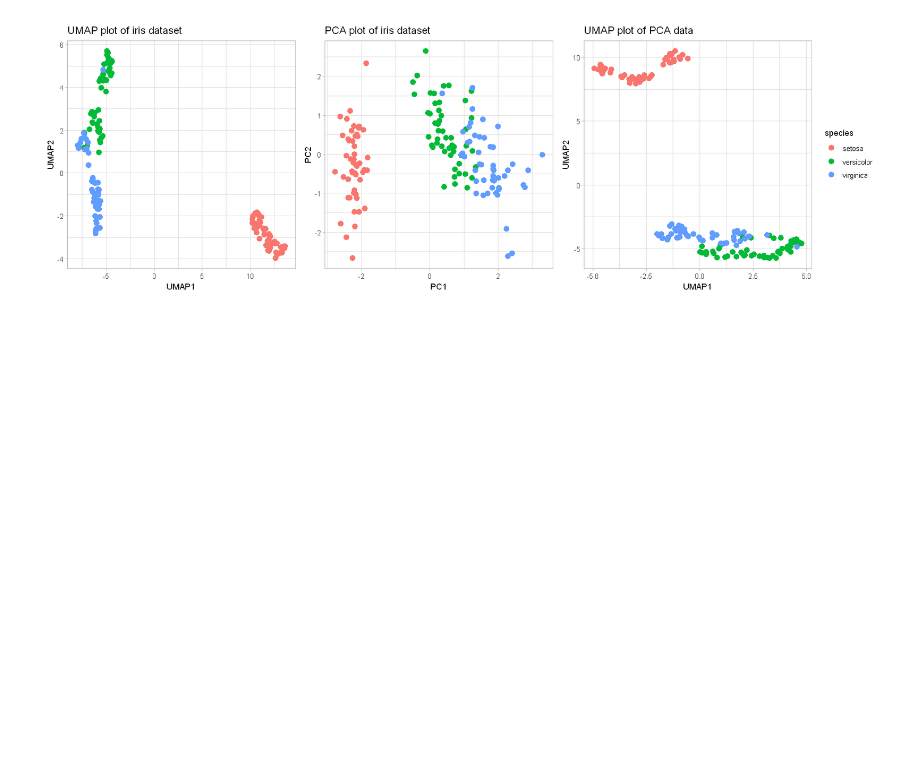
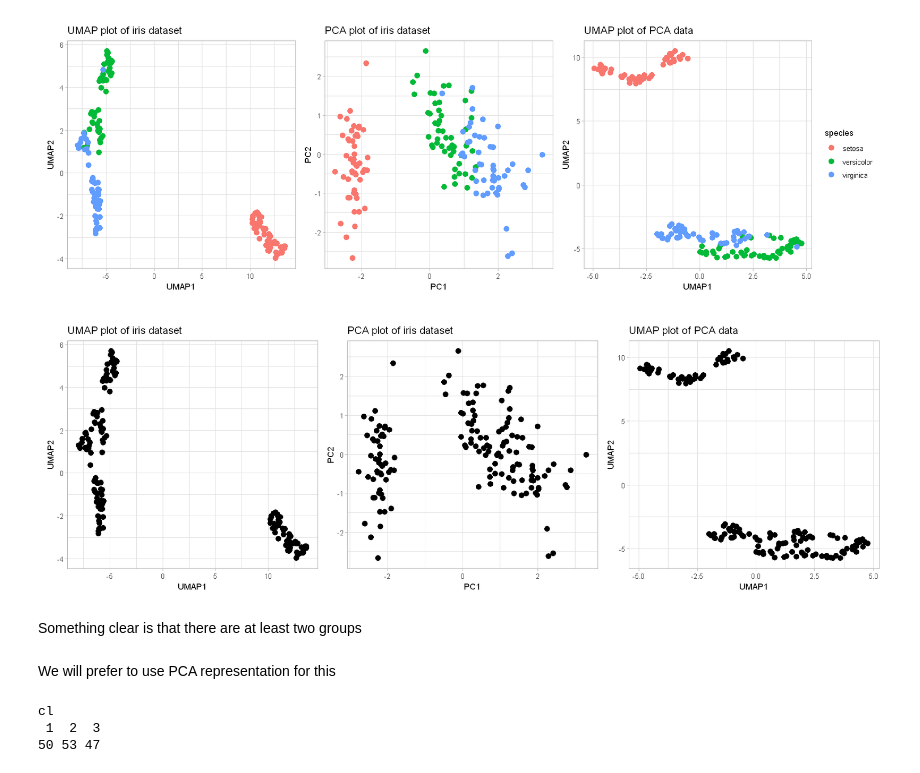
Before and after one commit to MartinLoza/KI_UTokyo_2025, a Jupyter notebook: Analysis/00_Intro_PCA_UMAP.ipynb, the cells around one changed output. Drawn from its saved outputs; the diff is of its cells as text; code cells hidden in the pictures; blank space fills up the shorter version.

Commit message:
update pca and umap

```diff
--- a/Analysis/00_Intro_PCA_UMAP.ipynb
+++ b/Analysis/00_Intro_PCA_UMAP.ipynb
@@ -178,3 +181,43 @@ options(repr.plot.width=15, repr.plot.height=5)
 p_umap + p_pca + p_umap_pca + plot_layout(guides = 'collect')
 # %% [output]
 [figure]
+# %%
+p_umap <- umap_data %>%
+    ggplot(aes(x = UMAP1, y = UMAP2)) +
+    geom_point(size = 3) +
+    theme_light() +
+    ggtitle("UMAP plot of iris dataset")
+
+p_pca <- pca_data %>%
+    ggplot(aes(x = PC1, y = PC2)) +
+    geom_point(size = 3) +
+    theme_light() +
+    ggtitle("PCA plot of iris dataset")
+
+p_umap_pca <- umap_pca %>%
+    ggplot(aes(x = UMAP1, y = UMAP2)) +
+    geom_point(size = 3) +
+    theme_light() +
+    ggtitle("UMAP plot of PCA data")
+
+#change figure size
+options(repr.plot.width=15, repr.plot.height=5)
+p_umap + p_pca + p_umap_pca + plot_layout(guides = 'collect')
+# %% [output]
+[figure, added]
+# %% [markdown]
+Something clear is that there are at least two groups
+# %% [markdown]
+We will prefer to use PCA representation for this
+# %%
+k = 3
+set.seed()
+# use kmeans to cluster the data
+kmeans_data <- kmeans(pca_data, centers = k)
+cl <- kmeans_data$cluster
+cl <- factor(cl)
+table(cl)
+# %% [output]
+cl
+ 1  2  3
+50 53 47
```
Also changed, not shown: parts of 2 cells of this notebook.
